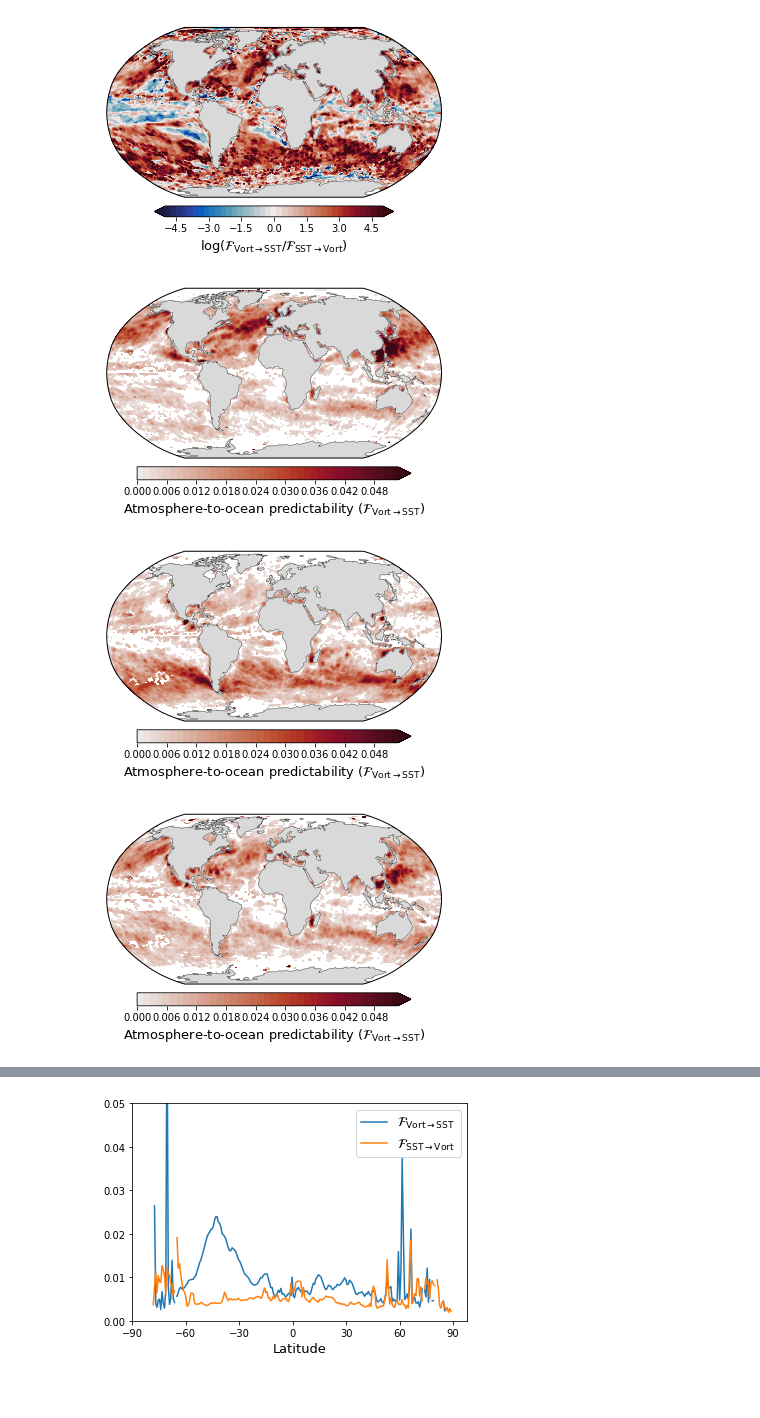
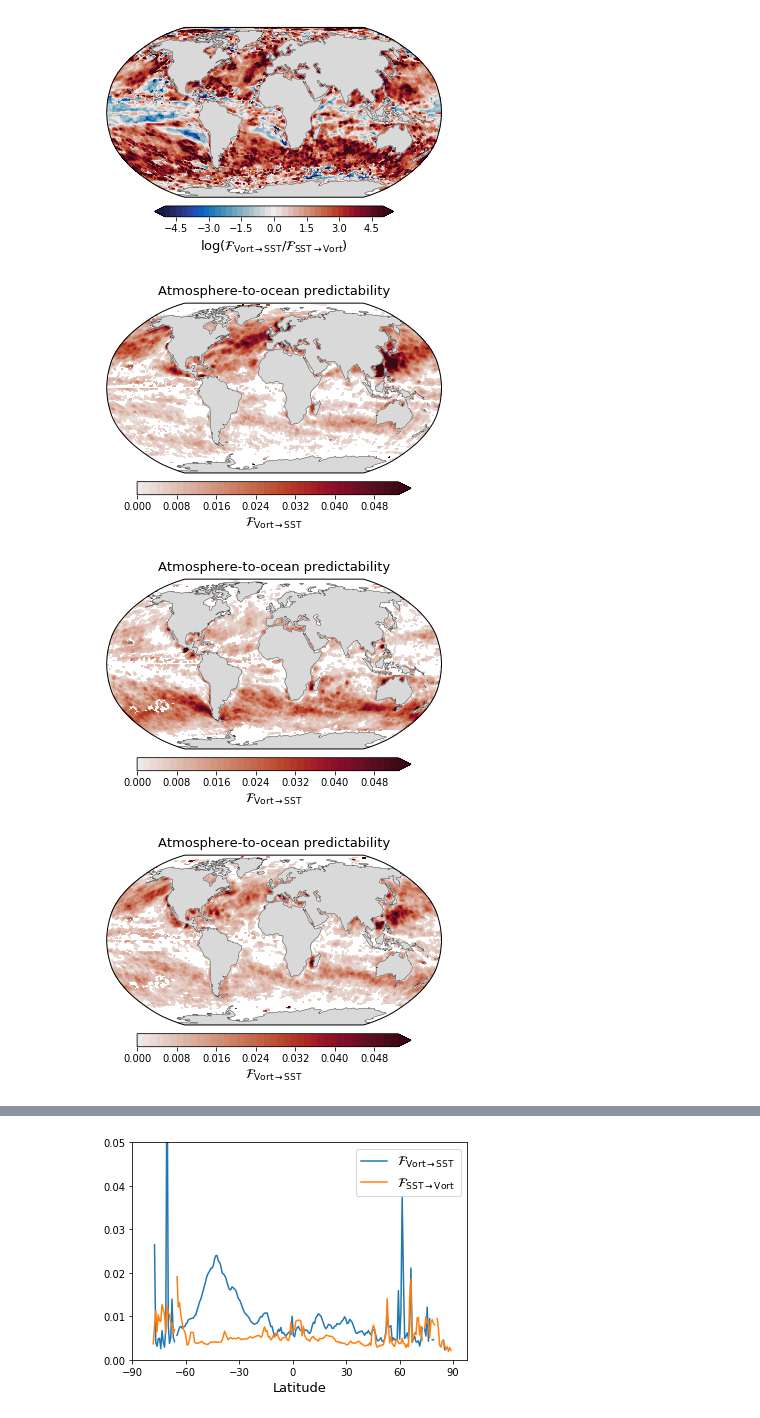
Before and after one commit to eviatarbach/predictability, a Jupyter notebook: Plots.ipynb, the cells around one changed output, grey strips where cells are left out. Drawn from its saved outputs; the diff is of its cells as text; code cells hidden in the pictures; blank space fills up the shorter version.

```diff
--- a/Plots.ipynb
+++ b/Plots.ipynb
@@ -707,34 +738,35 @@ data_fall = xarray.open_dataset('data/data_fall.nc')
 # %%
 cmap = cmocean.cm.amp
 
 plt.figure()
 ax = plt.axes(projection=ccrs.Robinson())
 ax.add_feature(cfeature.LAND, color='#D9D9D9', zorder=1)
 ax.add_feature(cfeature.COASTLINE, linewidth=0.3)
 ax.set_global()
 
 var = data_summer['F_vort_to_sst'].copy()
 var[data_summer['sig_vort_to_sst'] > 0.05] = numpy.NaN
 var = numpy.ma.masked_invalid(var)
 vmin, vmax = var.min(), 0.0528
 levels = numpy.linspace(0, vmax, 40)
 
 regridded = pyresample.kd_tree.resample_nearest(orig_def, var.flatten(), targ_def, radius_of_influence=500000,
                                                 fill_value=None).reshape([241, 480])
 
 regridded, lon_cyc = add_cyclic_point(regridded, coord=lon2)
 
 plt.contourf(lon_cyc, lat2, regridded, 100, levels=levels,
              cmap=cmap, transform=ccrs.PlateCarree(),
              extend='max')
 cb = plt.colorbar(orientation='horizontal', fraction=0.06, pad=0.04)
-cb.set_label(r'Atmosphere-to-ocean predictability ($\mathcal{F}_{\mathrm{Vort}\rightarrow\mathrm{SST}}$)', size=13)
-tick_locator = ticker.MaxNLocator(nbins=9)
+plt.title('Atmosphere-to-ocean predictability', size=13, pad=8)
+cb.set_label(r'$\mathcal{F}_{\mathrm{Vort}\rightarrow\mathrm{SST}}$', size=13)
+tick_locator = ticker.MaxNLocator(nbins=8)
 cb.locator = tick_locator
 cb.update_ticks()
 plt.savefig('F_vort_to_sst_summer.pdf')
 # %% [output]
-[figure, old version]
+[figure, new version]
 # %%
 cmap = cmocean.cm.amp
 
@@ -759,13 +791,14 @@ plt.contourf(lon_cyc, lat2, regridded, 100, levels=levels,
              cmap=cmap, transform=ccrs.PlateCarree(),
              extend='max')
 cb = plt.colorbar(orientation='horizontal', fraction=0.06, pad=0.04)
-cb.set_label(r'Atmosphere-to-ocean predictability ($\mathcal{F}_{\mathrm{Vort}\rightarrow\mathrm{SST}}$)', size=13)
-tick_locator = ticker.MaxNLocator(nbins=9)
+plt.title('Atmosphere-to-ocean predictability', size=13, pad=8)
+cb.set_label(r'$\mathcal{F}_{\mathrm{Vort}\rightarrow\mathrm{SST}}$', size=13)
+tick_locator = ticker.MaxNLocator(nbins=8)
 cb.locator = tick_locator
 cb.update_ticks()
 plt.savefig('F_vort_to_sst_winter.pdf')
 # %% [output]
-[figure, old version]
+[figure, new version]
 # %%
 cmap = cmocean.cm.amp
 
@@ -790,13 +823,14 @@ plt.contourf(lon_cyc, lat2, regridded, 100, levels=levels,
              cmap=cmap, transform=ccrs.PlateCarree(),
              extend='max')
 cb = plt.colorbar(orientation='horizontal', fraction=0.06, pad=0.04)
-cb.set_label(r'Atmosphere-to-ocean predictability ($\mathcal{F}_{\mathrm{Vort}\rightarrow\mathrm{SST}}$)', size=13)
-tick_locator = ticker.MaxNLocator(nbins=9)
+plt.title('Atmosphere-to-ocean predictability', size=13, pad=8)
+cb.set_label(r'$\mathcal{F}_{\mathrm{Vort}\rightarrow\mathrm{SST}}$', size=13)
+tick_locator = ticker.MaxNLocator(nbins=8)
 cb.locator = tick_locator
 cb.update_ticks()
 plt.savefig('F_vort_to_sst_fall.pdf')
 # %% [output]
-[figure, old version]
+[figure, new version]
 # %%
 cmap = cmocean.cm.amp
 
```
Also changed, not shown: parts of 85 cells of this notebook, 6 other files.
